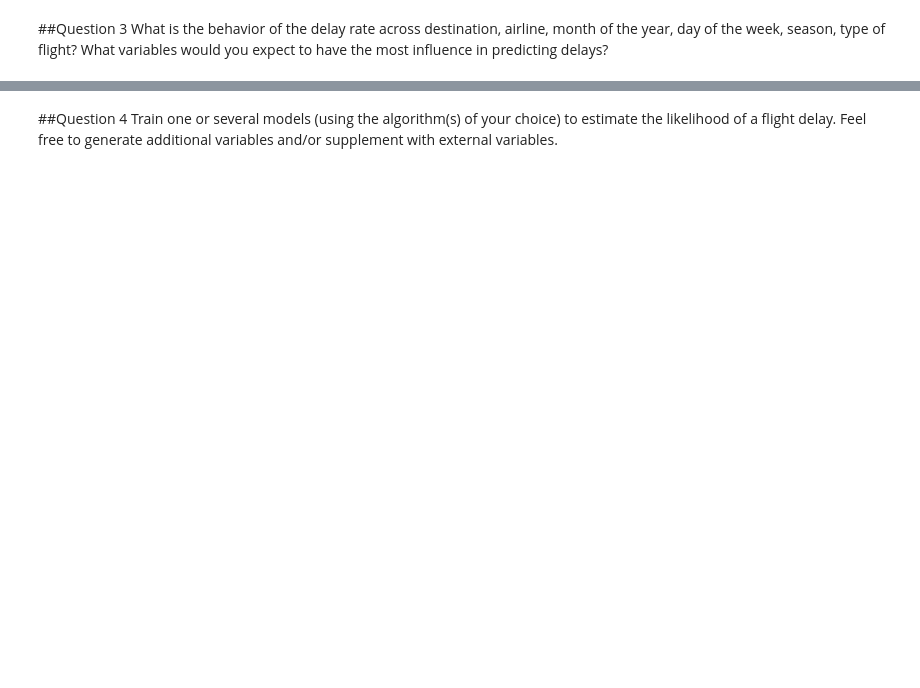
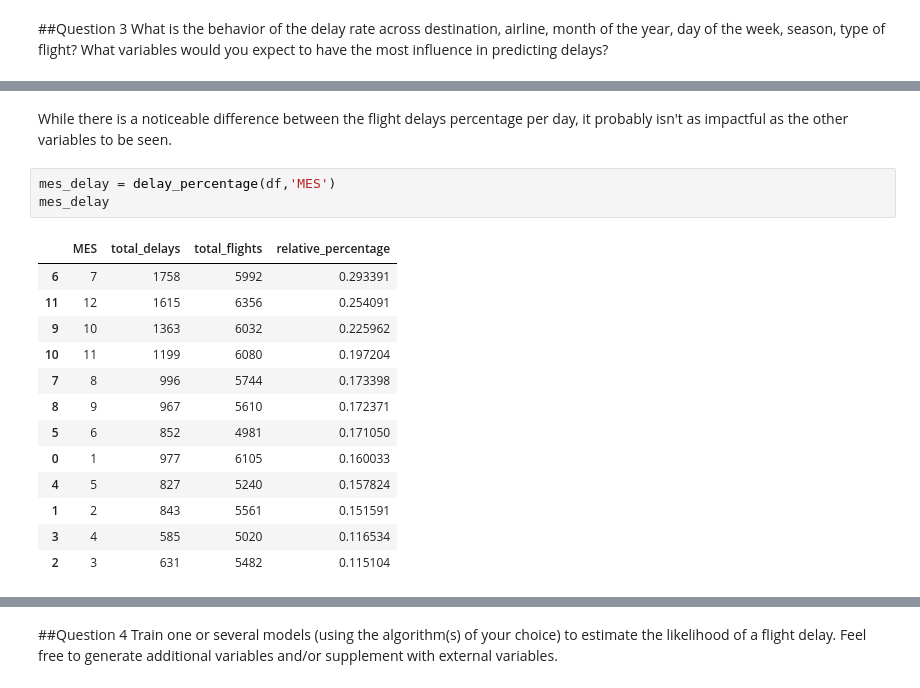
Before and after one commit to jmetchebarne/ds_latam, a Jupyter notebook: solution.ipynb, the cells around one changed output, grey strips where cells are left out. Saved outputs shown, nothing was run; the diff lists cells and outputs as text; blank space fills up the shorter version.

```diff
--- a/solution.ipynb
+++ b/solution.ipynb
@@ -355,0 +395,19 @@ Name: Fecha-I, Length: 68203, dtype: object
+# %% [markdown]
+While there is a noticeable difference between the flight delays percentage per day, it probably isn't as impactful as the other variables to be seen.
+# %%
+mes_delay = delay_percentage(df,'MES')
+mes_delay
+# %% [output]
+|  | MES | total_delays | total_flights | relative_percentage |
+| 6 | 7 | 1758 | 5992 | 0.293391 |
+| 11 | 12 | 1615 | 6356 | 0.254091 |
+| 9 | 10 | 1363 | 6032 | 0.225962 |
+| 10 | 11 | 1199 | 6080 | 0.197204 |
+| 7 | 8 | 996 | 5744 | 0.173398 |
+| 8 | 9 | 967 | 5610 | 0.172371 |
+| 5 | 6 | 852 | 4981 | 0.171050 |
+| 0 | 1 | 977 | 6105 | 0.160033 |
+| 4 | 5 | 827 | 5240 | 0.157824 |
+| 1 | 2 | 843 | 5561 | 0.151591 |
+| 3 | 4 | 585 | 5020 | 0.116534 |
+| 2 | 3 | 631 | 5482 | 0.115104 |
```
Also changed, not shown: parts of 43 cells of this notebook.
